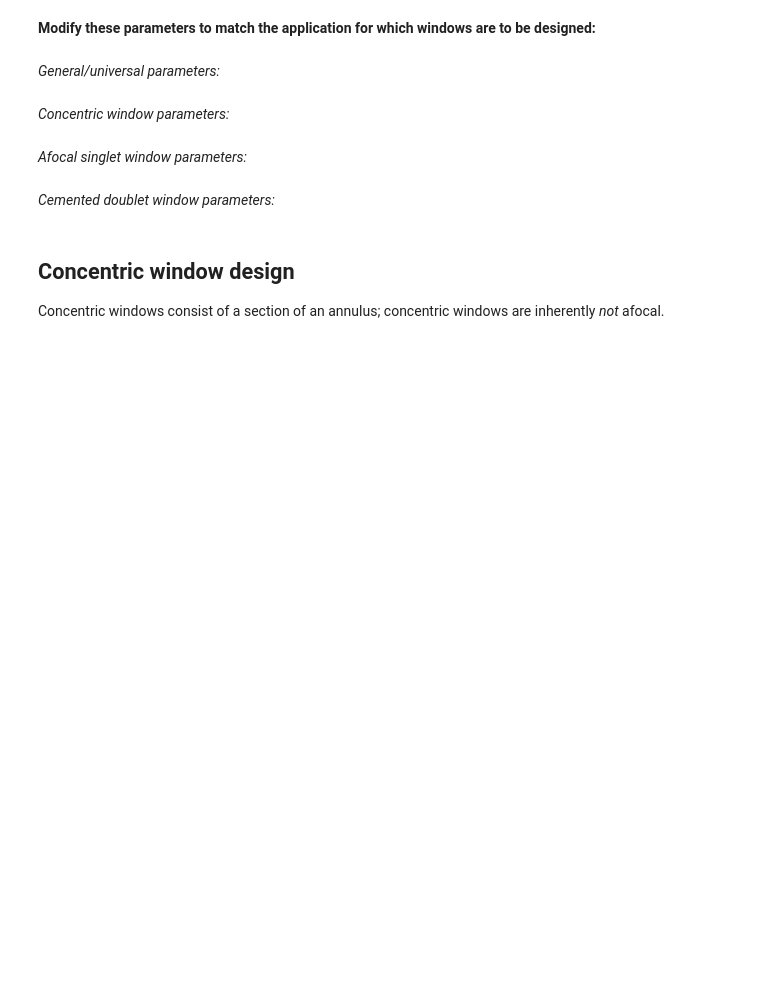
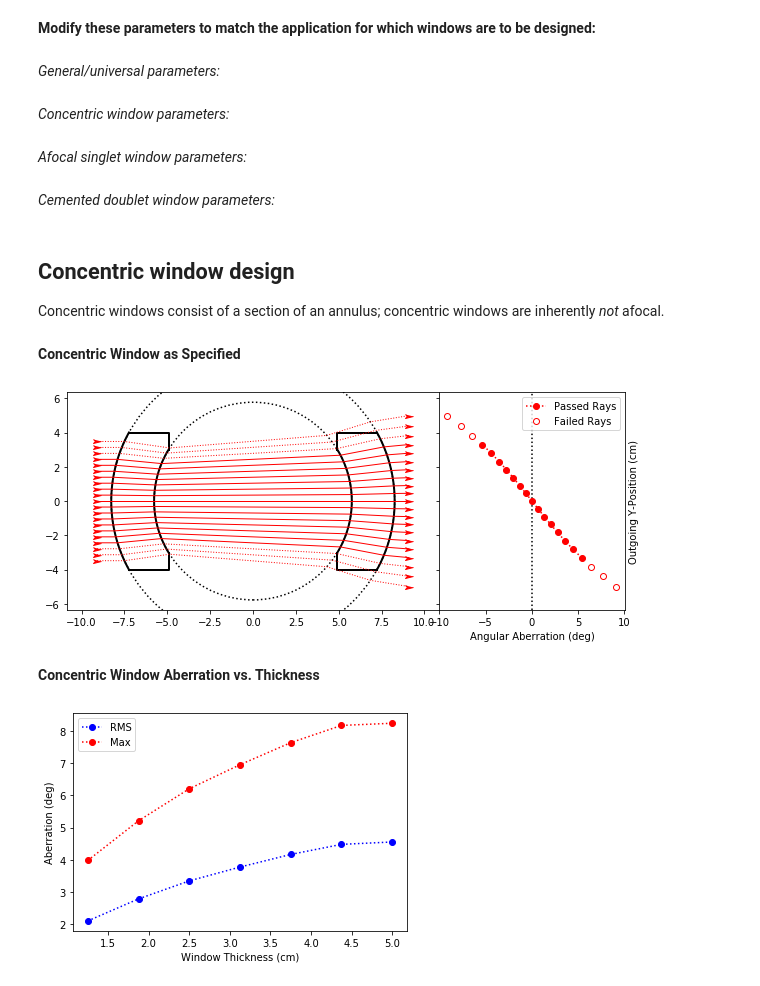
Before and after one commit to ajsusa/afocal, a Jupyter notebook: design_notebook.ipynb, the cells around one changed output. Drawn from its saved outputs; the diff is of its cells as text; code cells hidden in the pictures; blank space fills up the shorter version.

```diff
--- a/design_notebook.ipynb
+++ b/design_notebook.ipynb
@@ -47,34 +49,51 @@ Concentric windows consist of a section of an annulus; concentric windows are in
 # %%
 if design_concentric:
     # define concentric window geometry
     Ri = inner_diameter / 2
     Ro = Ri + t_concentric
     h = window_height
     t = t_concentric
 
     # draw and ray trace the window
+    util.print_md('__Concentric Window as Specified__')
     concentric = windows.Concentric(Ri, h, t, h_f, material=window_material, design_wavelength=design_wavelength,
-                                    n_o=n_o, n_i=n_i, draw=True, trace=True,
-                                    draw_rays=True)
-    utilities.plot_aberrations(concentric, unit='deg', c='r')
+                                    n_o=n_o, n_i=n_i, draw=False, trace=True, draw_rays=False)
 
-    concentric.rays.rms_aberration(unit='deg')
+    fig, axs = util.ray_aberration_subplots()
+    plt.sca(axs[0])
+    concentric.draw_annulus(ls=':')
+    concentric.draw(new_figure=False)
+    plt.ylim(concentric.Ri * np.array([-1.1, 1.1]))
+    concentric.draw_rays(sets='success')
+    concentric.draw_rays(sets='failed', ls=':')
 
-    # illustrate how rms aberration changes with thickness
+    plt.sca(axs[1])
+    axs[1].yaxis.set_label_position("right")
+    util.plot_aberrations(concentric, unit='deg', c='r', new_fig=False,
+                          yloc='out', flip_axes=True)
+    plt.show()
+
+
+    util.print_md('__Concentric Window Aberration vs. Thickness__')
     ts = np.linspace(t / 2, 2 * t, 7)
     abb_rms = np.zeros_like(ts)
     abb_max = np.zeros_like(ts)
 
     for i, t in enumerate(ts):
         draw = False
         concentric._t_1 = t
         concentric.trace_ray_set(n_rays=201, draw=False, inplace=True)
         abb_rms[i] = concentric.rays.rms_aberration(sets='success', unit='deg')
         abb_max[i] = concentric.rays.max_aberration(sets='success', unit='deg')
 
     plt.figure()
     plt.plot(ts, abb_rms, ':ob', label='RMS')
     plt.plot(ts, abb_max, ':or', label='Max')
     plt.xlabel('Window Thickness (cm)')
     plt.ylabel('Aberration (deg)')
     plt.legend()
+# %% [output]
+__Concentric Window as Specified__
+[figure, added]
+__Concentric Window Aberration vs. Thickness__
+[figure, added]
```
Also changed, not shown: parts of 3 cells of this notebook, 3 other files.
